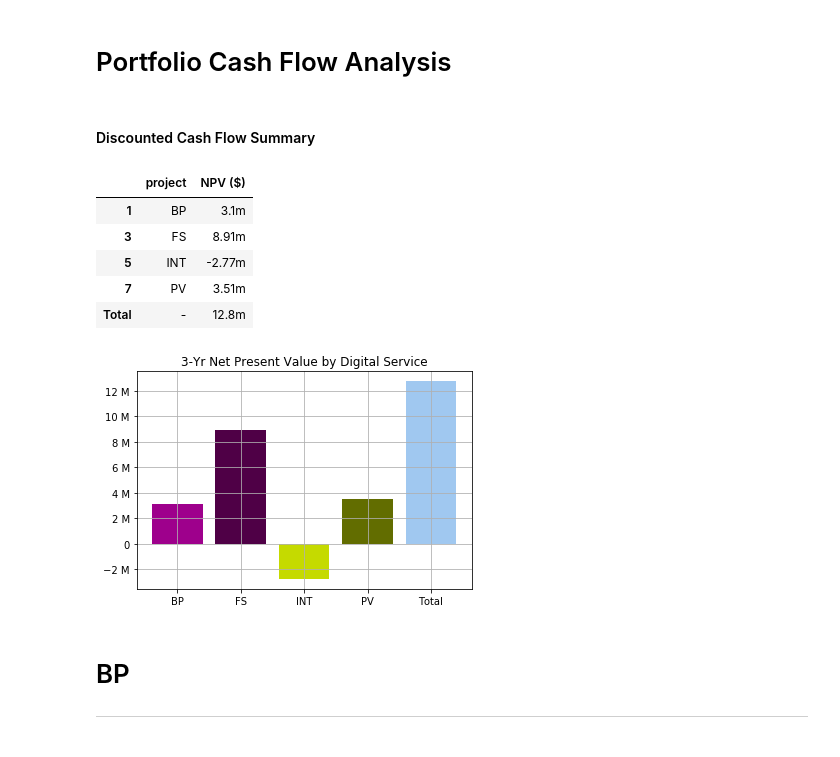
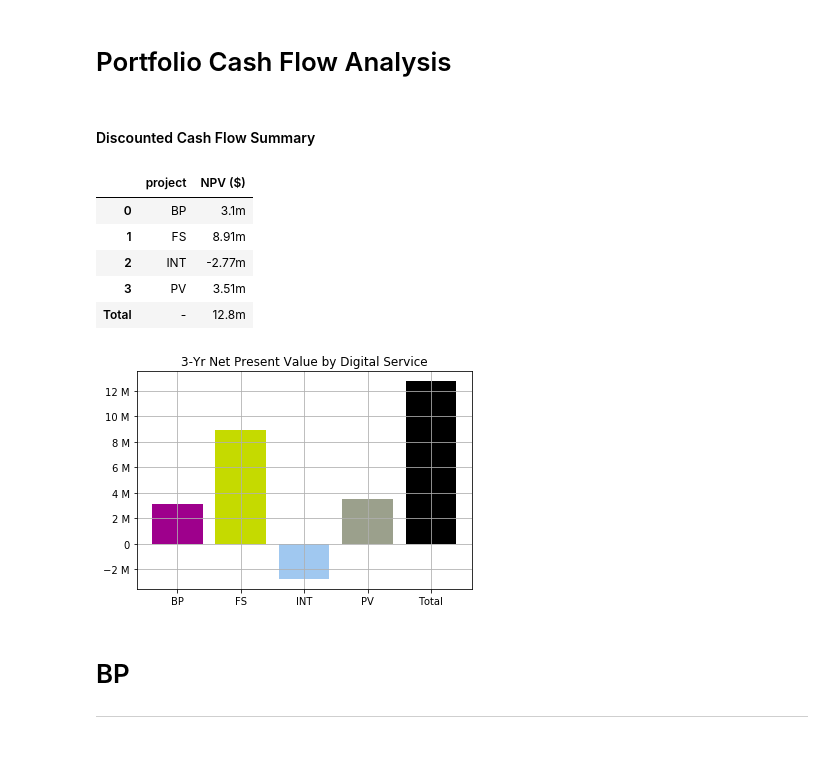
Before and after one commit to ldnelso2/portfolio, a Jupyter notebook: nz_portfolio_dashboard.ipynb, the cells around one changed output. Cells and saved outputs as stored; diff of their text form; code cells hidden in the pictures.

```diff
--- a/nz_portfolio_dashboard.ipynb
+++ b/nz_portfolio_dashboard.ipynb
@@ -104,6 +104,14 @@ for project_id, cash_flows in project_map.items():
         rows.append([project_id, False, cash_flow.name] + cash_flow.non_discounted_qtr)  # Undiscounted
 
 cf_df = pd.DataFrame(data=rows, columns=['project', 'discounted', 'name'] + quarter_labels)
+
+if SHOW_DISCOUNTED and not SHOW_UNDISCOUNTED:
+    cf_df = cf_df[cf_df['discounted']]
+elif SHOW_UNDISCOUNTED and not SHOW_DISCOUNTED:
+    cf_df = cf_df[cf_df['discounted'] == False]
+# else leave dataframe as is
+
+
 summarized_df = cf_df.groupby(['project', 'discounted'])\
                   .sum(numeric_only=True)\
                   .sum(numeric_only=True, axis=1)\
@@ -158,60 +166,55 @@ if SHOW_UNDISCOUNTED:
 # %% [output]
 Discounted Cash Flow Summary
 |  | project | NPV ($) |
-| 1 | BP | 3.1m |
-| 3 | FS | 8.91m |
-| 5 | INT | -2.77m |
-| 7 | PV | 3.51m |
+| 0 | BP | 3.1m |
+| 1 | FS | 8.91m |
+| 2 | INT | -2.77m |
+| 3 | PV | 3.51m |
 | Total | - | 12.8m |
 # %%
 def gen_label(row):
     postfix = ''
     if SHOW_DISCOUNTED and SHOW_UNDISCOUNTED: # only apply postfix if both
         postfix = '_discounted' if row['discounted'] else ''
 
     return row['project'] + postfix
 
-if SHOW_DISCOUNTED and not SHOW_UNDISCOUNTED:
-    cf_df = cf_df[cf_df['discounted']]
-elif SHOW_UNDISCOUNTED and not SHOW_DISCOUNTED:
-    cf_df = cf_df[cf_df['discounted'] == False]
-# else leave dataframe as is
-
 table = cf_df.groupby(['project', 'discounted'])\
           .sum(numeric_only=True)\
           .sum(numeric_only=True, axis=1)\
           .reset_index(name='NPV')\
           .sort_values(by=['project'])
 
+if SHOW_UNDISCOUNTED:
+    table.loc[table.shape[0]] = ['Total', False, table[table['discounted'] == False]['NPV'].sum()]
+if SHOW_DISCOUNTED:
+    table.loc[table.shape[0]] = ['Total', True, table[table['discounted']]['NPV'].sum()]
+table['label'] = table.apply(gen_label, axis=1)
 
-table['label'] = table.apply(gen_label, axis=1)
-table.loc[table.shape[0]] = ['Total','-',table['NPV'].sum(), 'Total']
+colors = ["#9e008c", "#C5DA00", "#A0C8F0", "#9BA08C", 'black']
 
-# This is way overly complex, but was fun to write
-colors = ["#9e008c", "#C5DA00", "#A0C8F0", "#9BA08C", 'black']
-colors_cycled = list(islice(
-    cycle(colors),     # generator of infinitely repeated colors
-    0,                 # start at the beginning
-    len(project_map)), # we're going to zip later & 2x the proj num is # of bars
-)
-darkened_colors = map(lambda color: colorscale(color, .5), colors_cycled)
-
-
-if SHOW_DISCOUNTED and SHOW_UNDISCOUNTED:
-    bar_colors = colors
-else:
-    bar_colors = list(chain.from_iterable(zip(colors_cycled, darkened_colors)))
-
-# TODO: Add colors to bars based on project code beign in the x-axis label
 fig = plt.figure()
 fig.patch.set_facecolor('#ffffff')
 ax = fig.add_subplot(1, 1, 1)
+if SHOW_DISCOUNTED and SHOW_UNDISCOUNTED:
+    colors_cycled = list(islice(
+        cycle(colors),     # generator of infinitely repeated colors
+        0,                 # start at the beginning
+        len(project_map) + 1),
+    )
+    darkened_colors = map(lambda color: colorscale(color, .5), colors_cycled)
+    bar_colors = list(chain.from_iterable(zip(colors_cycled, darkened_colors)))
+    ax.tick_params(axis='x', labelrotation=90)
+else:
+    bar_colors = colors
+
 ax.bar(table['label'], table['NPV'], color=bar_colors)
 ax.set_title('3-Yr Net Present Value by Digital Service')
 ax.yaxis.set_major_formatter(ticker.EngFormatter())
+
 ax.grid(True)
 # %% [output]
-[figure, old version]
+[figure, new version]
 # %%
 def display_dataframe(df, title):
     display(HTML(f'<div><h3>{title}</h3></div>'))
```
